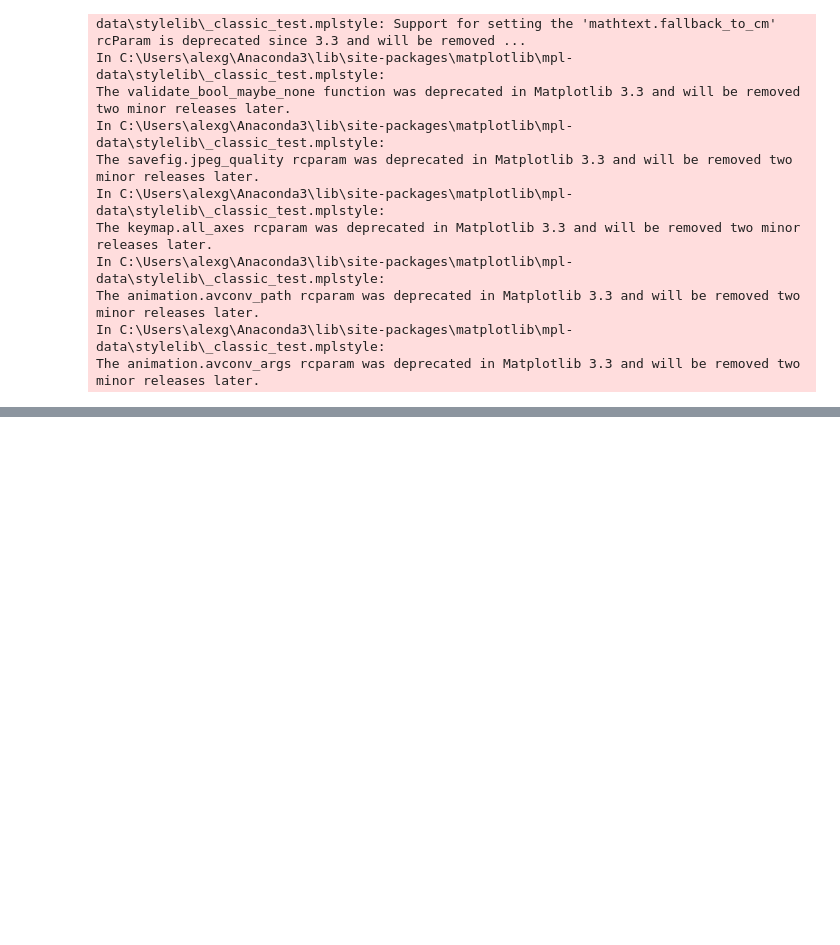
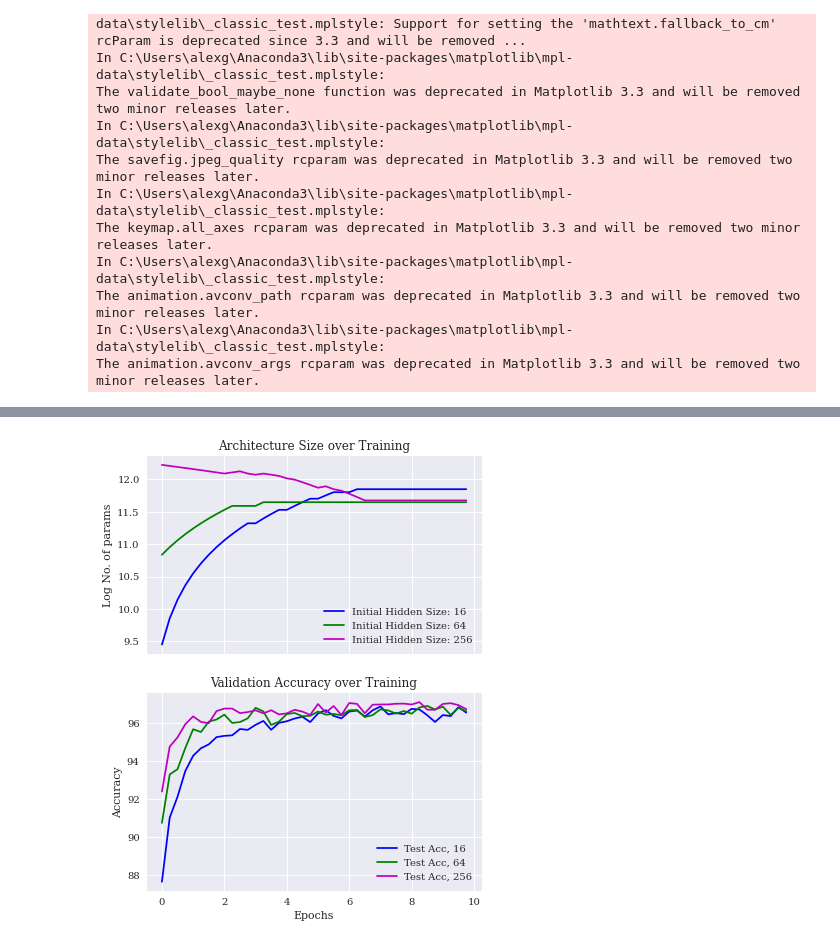
Before and after one commit to aguerra7002/AdaptableNNs, a Jupyter notebook: AdaptableNetworkTesting.ipynb, the cells around one changed output, grey strips where cells are left out. Drawn from its saved outputs; the diff is of its cells as text; code cells hidden in the pictures; blank space fills up the shorter version.

```diff
--- a/AdaptableNetworkTesting.ipynb
+++ b/AdaptableNetworkTesting.ipynb
@@ -243,0 +446,23 @@ np.random.random()
+# %%
+fig, (axs1, axs2) = plt.subplots(2, figsize=(6,8))
+x_axis = np.arange(0,num_epochs, .25)
+# Plotting goes here
+color = ["b", "g", "m"]
+for i, key in enumerate(results3.keys()):
+    (acc_list, test_acc, loss_list, test_loss, model_size) = results3[key]
+    axs1.plot(x_axis, np.log(model_size), color[i], label='Initial Hidden Size: ' + str(key))
+
+    axs2.plot(x_axis, test_acc, color[i], label="Test Acc, " + str(key))
+    #axs2.plot(x_axis, acc_list, color[i] + "--")
+
+# Formatting
+axs1.title.set_text("Architecture Size over Training")
+axs2.title.set_text("Validation Accuracy over Training")
+axs1.legend()
+axs2.legend()
+axs2.set(xlabel='Epochs', ylabel="Accuracy")
+axs1.set(xlabel='Epochs', ylabel="Log No. of params")
+axs1.label_outer()
+fig.show()
+# %% [output]
+[figure, added]
```
Also changed, not shown: parts of 11 cells of this notebook, 1 other file.
